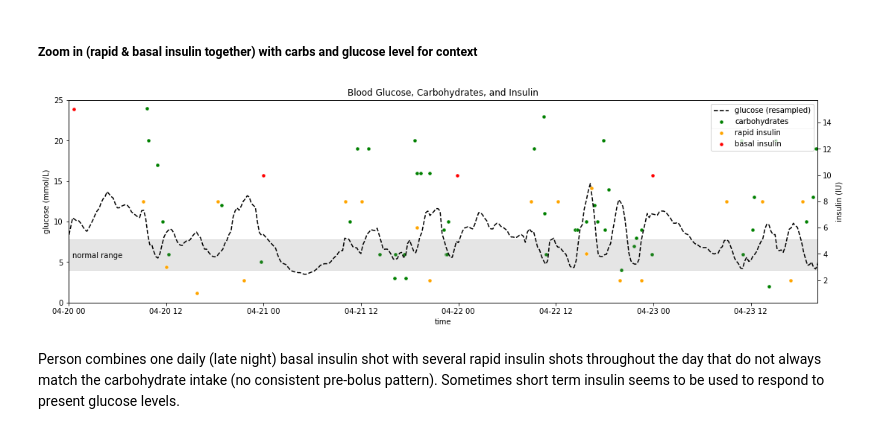
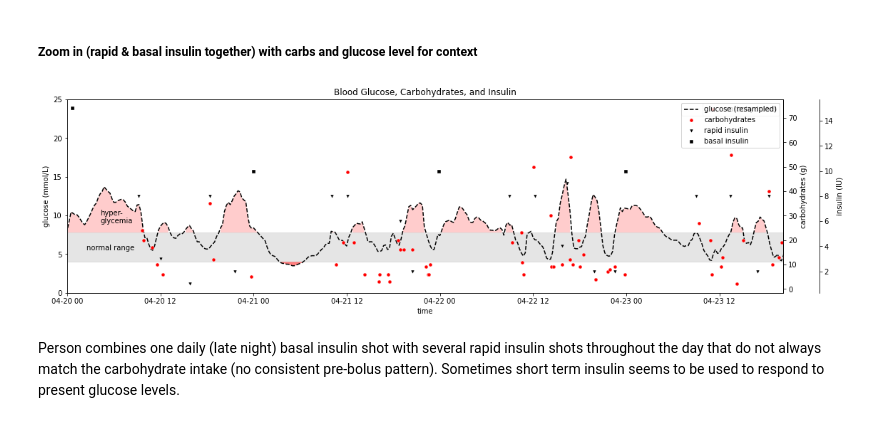
Before and after one commit to inaug22/capstone3, a Jupyter notebook: notebooks/glucose_wrangling+EDA.ipynb, the cells around one changed output. Saved outputs shown, nothing was run; the diff lists cells and outputs as text; code cells hidden in the pictures.

```diff
--- a/notebooks/glucose_wrangling+EDA.ipynb
+++ b/notebooks/glucose_wrangling+EDA.ipynb
@@ -886,37 +905,49 @@ sns.scatterplot(x='dateTime', y='basal_insu', data=df_insu_carbs, label='basal_i
 # %%
 plt.figure(figsize=(18, 5))
 ax = sns.lineplot(data=df_gluc_resampled, x='dateTime', y='comb_gluc', label='glucose (resampled)', color='black', linestyle='--')
-sns.scatterplot(data=df_insu_carbs, x='dateTime', y='carb_grams', label='carbohydrates', s=25, color='green')
-# make a second y-axis with different scale for insulin
+# make another y-axis with different scale for carbohydrates
+ax1 = ax.twinx()
+sns.scatterplot(data=df_insu_carbs, x='dateTime', y='carb_grams', label='carbohydrates', s=25, color='red', ax=ax1)
+# make another y-axis with different scale for insulin
 ax2 = ax.twinx()
-sns.scatterplot(data=df_insu_carbs, x='dateTime', y='rapid_insu', label='rapid insulin', s=25, color='orange', ax=ax2)
-sns.scatterplot(data=df_insu_carbs, x='dateTime', y='basal_insu', label='basal insulin', s=25, color='red', ax=ax2)
+sns.scatterplot(data=df_insu_carbs, x='dateTime', y='rapid_insu', label='rapid insulin', s=25, color='black', marker='v', ax=ax2)
+sns.scatterplot(data=df_insu_carbs, x='dateTime', y='basal_insu', label='basal insulin', s=25, color='black', marker='s', ax=ax2)
+ax2.spines["right"].set_position(("axes", 1.05))
 
-# ax.set_xlim(start_date, pd.to_datetime('2022-01-12'))
+# limit and label axes
 ax.set_xlim(pd.to_datetime('2022-04-20'), end_index)
 ax.set_ylim(0,25)
 ax.set_xlabel('time')
 ax.set_ylabel('glucose (mmol/L)')
+ax1.set_ylabel('carbohydrates (g)')
 ax2.set_ylabel('insulin (IU)')
 
-# get the plotted lines and their labels
+# get the plotted lines and their labels for the legend
 lines, labels = ax.get_legend_handles_labels()
+lines1, labels1 = ax1.get_legend_handles_labels()
 lines2, labels2 = ax2.get_legend_handles_labels()
-ax2.legend(lines + lines2, labels + labels2, loc=0)
+ax2.legend(lines + lines1 + lines2, labels + labels1 + labels2, loc=0)
 
 # 4 to 7.8 mmol/L (72 to 140 mg/dL) is considered normal
 # add a region to the plot to highlight normal range
 ax.axhspan(4, 7.8, alpha=0.2, color='grey')
 # add text into the region
-ax.text(pd.to_datetime('2022-04-20 00:30:00'), 5.5, 'normal range', fontsize=10)
+ax.text(pd.to_datetime('2022-04-20 02:30:00'), 5.5, 'normal range', fontsize=10)
+# fill the space between the plot's line and the upper limit of the previous axhspan region if the line is above the upper limit
+ax.fill_between(df_gluc_resampled.index, df_gluc_resampled.comb_gluc, 7.8, where=df_gluc_resampled.comb_gluc > 7.8, facecolor='red', alpha=0.2)
+# also fill space if plot's line goes under lower limit
+ax.fill_between(df_gluc_resampled.index, df_gluc_resampled.comb_gluc, 4, where=df_gluc_resampled.comb_gluc < 4, facecolor='red', alpha=0.5)
+# add text into
+ax.text(pd.to_datetime('2022-04-20 04:15:00'), 9, 'hyper-\nglycemia', fontsize=10)
+
 # add title
 plt.title('Blood Glucose, Carbohydrates, and Insulin')
 
 # save plot to file
-plt.savefig('../images/insulin_carbs_glucose.png', dpi=150)
+plt.savefig('../images/insulin_carbs_glucose.jpg', dpi=150, bbox_inches='tight')
 plt.show()
 # %% [output]
-[figure, old version]
+[figure, new version]
 # %% [markdown]
 Person combines one daily (late night) basal insulin shot with several rapid insulin shots throughout the day that do not always match the carbohydrate intake (no consistent pre-bolus pattern). Sometimes short term insulin seems to be used to respond to present glucose levels.
 # %%
```
Also changed, not shown: parts of 17 cells of this notebook.
